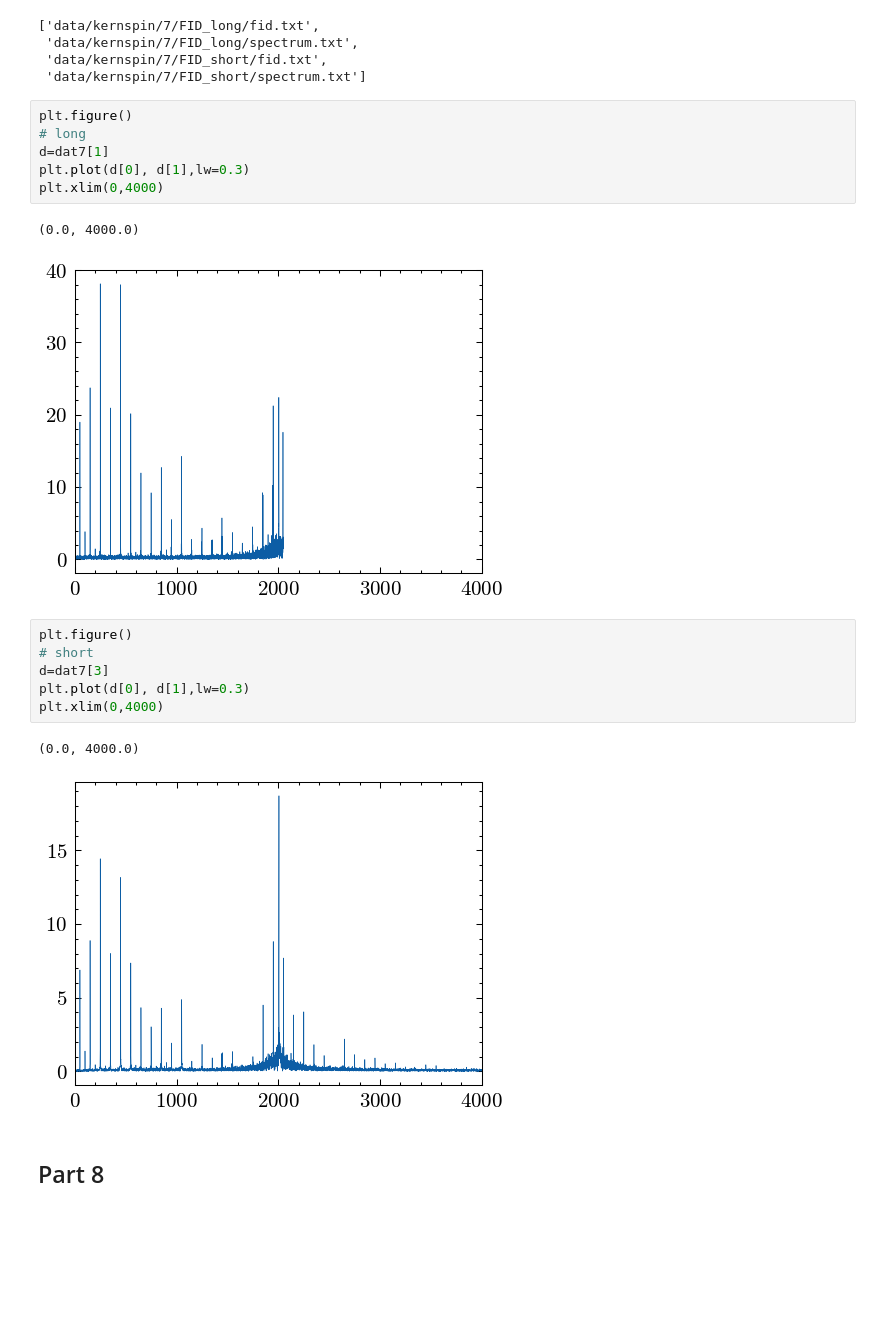
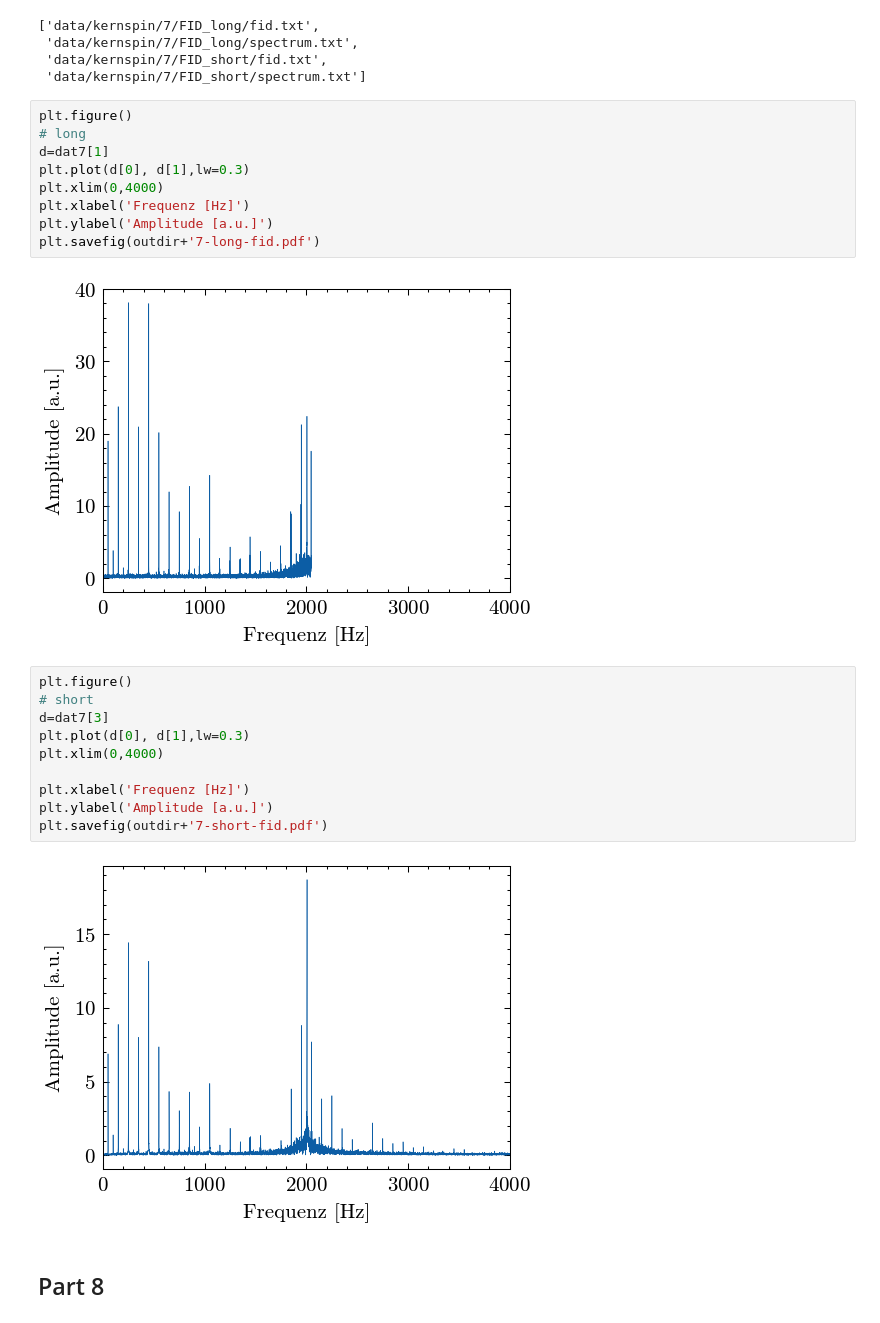
Before and after one commit to emhl/FP2, a Jupyter notebook: kernspin.ipynb, the cells around one changed output. Cells and saved outputs as stored; diff of their text form; blank space fills up the shorter version.

```diff
--- a/kernspin.ipynb
+++ b/kernspin.ipynb
@@ -188,18 +282,23 @@ plt.figure()
 d=dat7[1]
 plt.plot(d[0], d[1],lw=0.3)
 plt.xlim(0,4000)
+plt.xlabel('Frequenz [Hz]')
+plt.ylabel('Amplitude [a.u.]')
+plt.savefig(outdir+'7-long-fid.pdf')
 # %% [output]
-(0.0, 4000.0)
-[figure, old version]
+[figure, new version]
 # %%
 plt.figure()
 # short
 d=dat7[3]
 plt.plot(d[0], d[1],lw=0.3)
 plt.xlim(0,4000)
+
+plt.xlabel('Frequenz [Hz]')
+plt.ylabel('Amplitude [a.u.]')
+plt.savefig(outdir+'7-short-fid.pdf')
 # %% [output]
-(0.0, 4000.0)
-[figure, old version]
+[figure, new version]
 # %% [markdown]
 ## Part 8
 # %%
```
Also changed, not shown: parts of 36 cells of this notebook.
